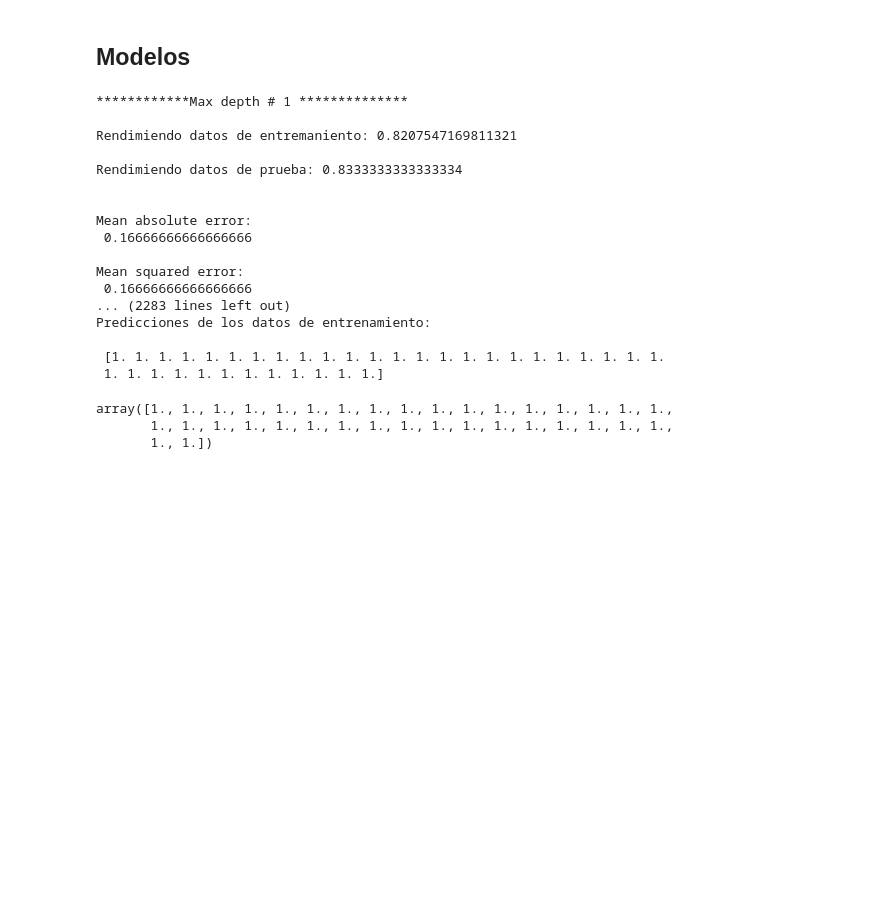
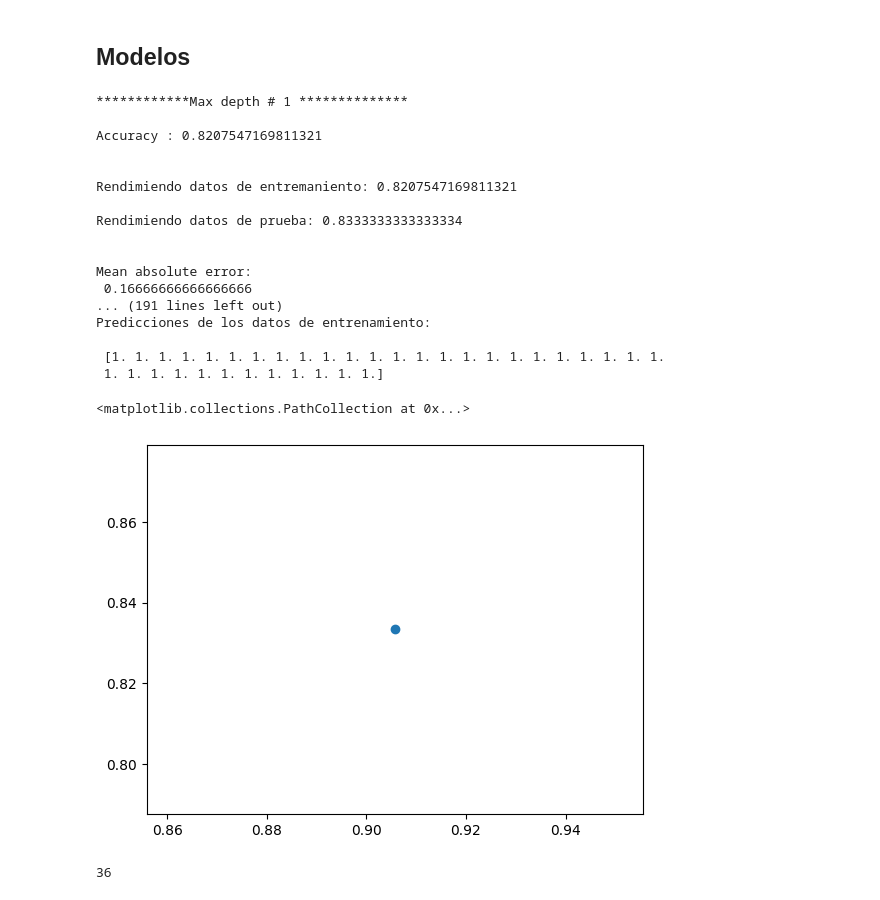
Before and after one commit to jeedorsa/DaVinciBrain, a Jupyter notebook: working_Hector.ipynb, the cells around one changed output. Drawn from its saved outputs; the diff is of its cells as text; code cells hidden in the pictures; blank space fills up the shorter version.

```diff
--- a/working_Hector.ipynb
+++ b/working_Hector.ipynb
@@ -170,42 +171,20 @@ class Models:
             X_test_lg = lgreg.score(self.xtest, self.ytest)
 
             pred = lgreg.predict(self.xtest)
+            accuracy = accuracy_score(self.ytest, pred)
 
             print('\n************Max depth #',inc+1,'**************')
+            print('\nAccuracy :',X_train_lg, '\n')
             print('\nRendimiendo datos de entremaniento:',X_train_lg, '\n')
             print('Rendimiendo datos de prueba:', X_test_lg, '\n')
-            # print(' R2 coeficiente de los datos de entrenamiento: ',r2_score(self.ytest, pred),'\n')       para modeles de regresion no de clasificacion
+            # print(' R2 coeficiente de los datos de entrenamiento: ',r2_score(self.ytest, pred),'\n')       para modelos de regresion no de clasificacion
             print('\nMean absolute error: \n',mean_absolute_error(pred,self.ytest))
             print('\nMean squared error: \n',mean_squared_error(pred,self.ytest))
             print('\nResidual sum of squares: \n',mean_squared_error(pred,self.ytest) * len(pred))
             print('\nRoot Mean Squared Error: \n',mean_squared_error(pred,self.ytest, squared=False))
             print('Predicciones de los datos de entrenamiento: \n\n',pred)
 
-        return pred
-
-#     def LinealRegression(self):
-
-#         reg = LinearRegression()
-#         reg.fit(self.xtrain,self.ytrain)
-
-#         train_score = reg.score(self.xtrain, self.ytrain)
-#         test_score =  reg.score(self.xtest, self.ytest)
-
-#         ypred_train = reg.predict(self.xtrain)
-
-
-#         r2_train = r2_score(self.ytrain, ypred_train)
-
-#         print('Rendimiendo datos de entremaniento:',train_score, '\n')
-#         print('Rendimiendo datos de prueba:', test_score, '\n')
-#         print(' R2 coeficiente de los datos de entrenamiento: ',r2_train,'\n')
-#         print('Predicciones de los datos de entrenamiento: \n\n',ypred_train)
-#         print('\nMean absolute error: \n',mean_absolute_error(ypred_train,self.ytrain))
-#         print('\nMean squared error: \n',mean_squared_error(ypred_train,self.ytrain))
-#         print('\nRoot Mean Squared Error: \n',mean_squared_error(ypred_train,self.ytrain, squared=False))
-
-
-        return ypred_train
+        return pred, X_train_lg, X_test_lg, mean_absolute_error(pred,self.ytest), mean_squared_error(pred,self.ytest), (mean_squared_error(pred,self.ytest) * len(pred)), mean_squared_error(pred,self.ytest, squared=False)
 
     def knn(self,neighbors=1):
 
@@ -227,9 +206,12 @@ class Models:
 
 chooseModel = Models(X_train_processed,X_test_processed, y_train, y_test)
 # %%
-chooseModel.randomForestModel(500,100)
+pred, performance_Xtrain, performance_Xtest, meanAbsoluteError, meanEquaredError, nResidual, RootMeanSquaredError = chooseModel.randomForestModel(100,8)
 # %% [output]
 ************Max depth # 1 **************
+
+Accuracy : 0.8207547169811321
+
 
 Rendimiendo datos de entremaniento: 0.8207547169811321
 
@@ -238,14 +220,17 @@ Rendimiendo datos de prueba: 0.8333333333333334
 
 Mean absolute error:
  0.16666666666666666
-
-Mean squared error:
- 0.16666666666666666
-... (2283 lines left out)
+... (191 lines left out)
 Predicciones de los datos de entrenamiento:
 
  [1. 1. 1. 1. 1. 1. 1. 1. 1. 1. 1. 1. 1. 1. 1. 1. 1. 1. 1. 1. 1. 1. 1. 1.
  1. 1. 1. 1. 1. 1. 1. 1. 1. 1. 1. 1.]
-array([1., 1., 1., 1., 1., 1., 1., 1., 1., 1., 1., 1., 1., 1., 1., 1., 1.,
-       1., 1., 1., 1., 1., 1., 1., 1., 1., 1., 1., 1., 1., 1., 1., 1., 1.,
-       1., 1.])
+# %%
+plt.scatter(performance_Xtrain, performance_Xtest)
+# %% [output]
+<matplotlib.collections.PathCollection at 0x...>
+[figure, added]
+# %%
+len(pred)
+# %% [output]
+36
```
Also changed, not shown: parts of 1 cell of this notebook, 1 other file.
